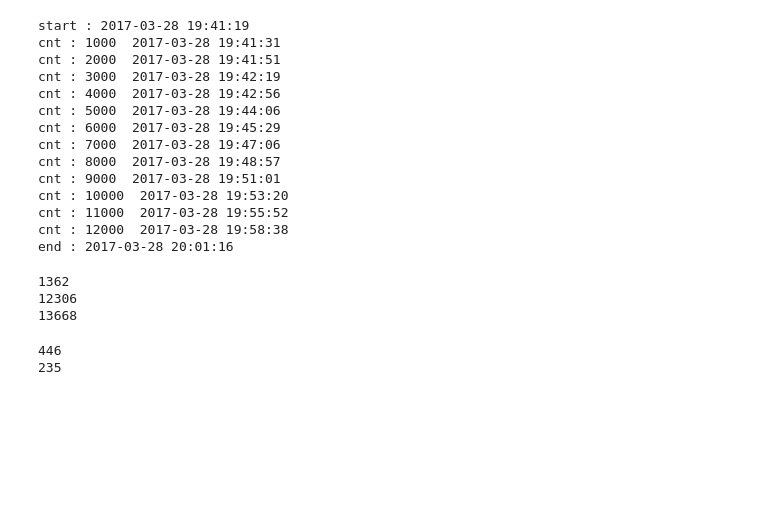
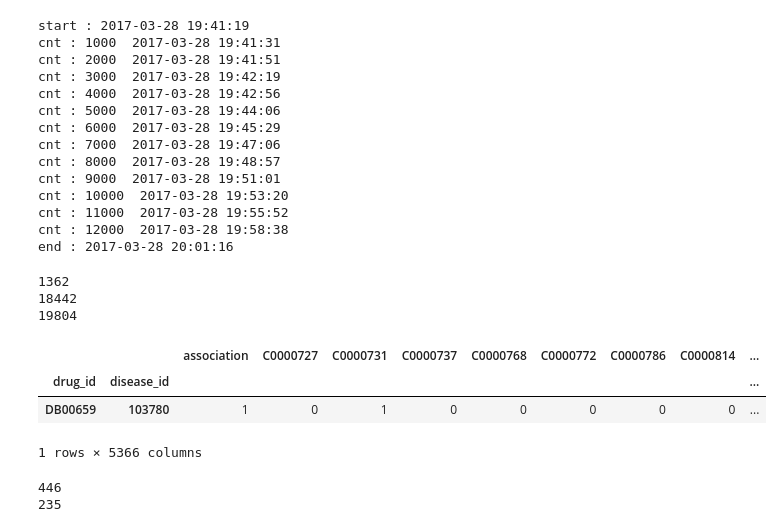
Before and after one commit to cas4070/GIST_project, a Jupyter notebook: Drug_Repositioning/7_new_association/4_drug_disease_similarities_TN_PREDICT.ipynb, the cells around one changed output. Cells and saved outputs as stored; diff of their text form; code cells hidden in the pictures; blank space fills up the shorter version.

```diff
--- a/Drug_Repositioning/7_new_association/4_drug_disease_similarities_TN_PREDICT.ipynb
+++ b/Drug_Repositioning/7_new_association/4_drug_disease_similarities_TN_PREDICT.ipynb
@@ -376,0 +380,7 @@ concatenated.head(2)
+# %%
+df_asso = pd.read_table("/DAS_Storage1/aschoi/data/Drug_Repositioning/7_new_association/PREDICT_data/2_gold_asso.tsv")
+print df_asso.head(1)
+df_asso = df_asso.rename(columns={'DrugBank_ID' : 'drug_id', 'OMIM_ID' : 'disease_id'})
+print "total :{}, drug : {}, disease : {}".format(len(df_asso), len(df_asso['drug_id'].drop_duplicates()), len(df_asso['disease_id'].drop_duplicates()))
+df_asso.set_index(['drug_id', 'disease_id'], inplace=True)
+df_asso.head(1)
@@ -392,4 +419,6 @@ print len(dup_free)
 12433
 # %%
 # 구한 TN이 indep과 겹치는게 있는지 체크
-indep = pd.read_table("/DAS_Storage1/aschoi/data/Drug_Repositioning/8_new_training/PREDICT_data/2_2_indep_descriptor.tsv")
+#indep = pd.read_table("/DAS_Storage1/aschoi/data/Drug_Repositioning/8_new_training/PREDICT_data/2_2_indep_descriptor.tsv")
+path = "/DAS_Storage1/aschoi/data/Drug_Repositioning/8_new_training/1_feature_based-Systematic/2_PREDICT_dataset/"
+indep = pd.read_table(path + "2_2_indep_descriptor.tsv", index_col = [0,1])
@@ -469,11 +518,16 @@ whole_desc = pd.concat(frames)
 # %%
 print len(desc_pos)
 print len(df_tn_desc)
 print len(whole_desc)
+whole_desc.head(1)
 # %% [output]
 1362
-12306
-13668
+18442
+19804
+|  |  | association | C0000727 | C0000731 | C0000737 | C0000768 | C0000772 | C0000786 | C0000814 | ... |
+| drug_id | disease_id |  |  |  |  |  |  |  |  | ... |
+| DB00659 | 103780 | 1 | 0 | 1 | 0 | 0 | 0 | 0 | 0 | ... |
+1 rows × 5366 columns
 # %%
 print len(whole_desc.index.get_level_values(0).drop_duplicates())
 print len(whole_desc.index.get_level_values(1).drop_duplicates())
```
Also changed, not shown: parts of 12 cells of this notebook.
